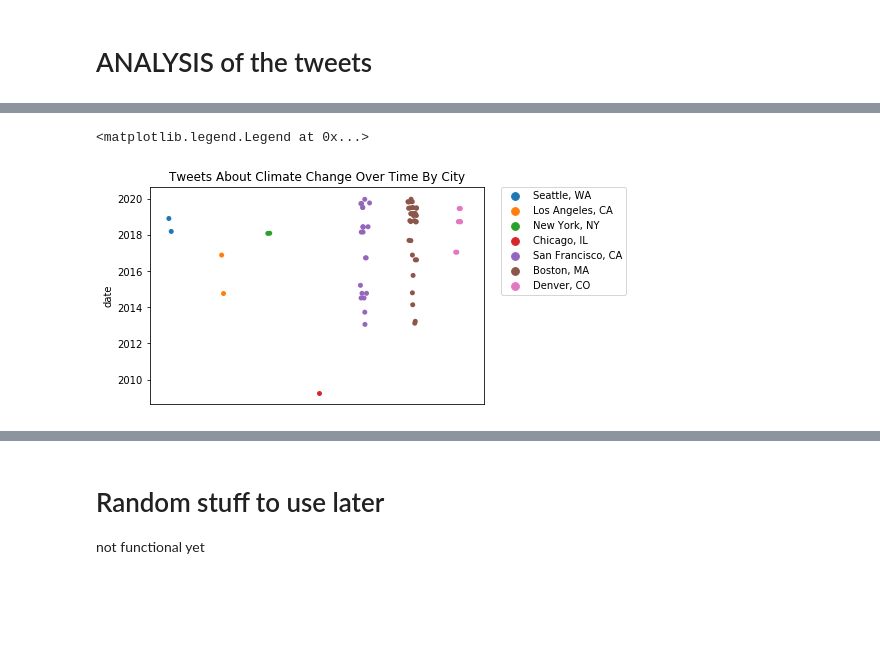
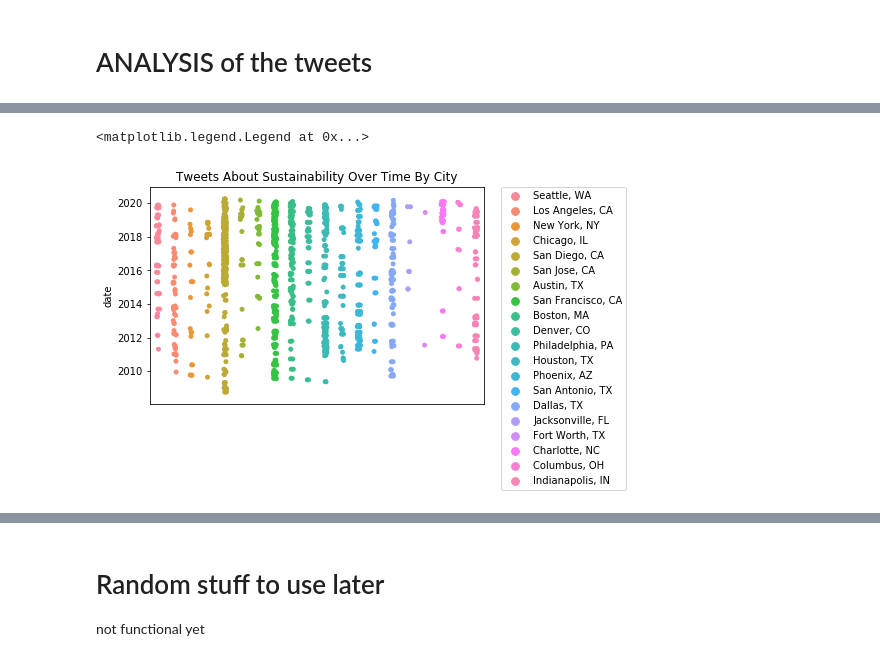
Before and after one commit to martapolo/tweeting_climate_change_cp255, a Jupyter notebook: Tyler Analysis.ipynb, the cells around one changed output, grey strips where cells are left out. Drawn from its saved outputs; the diff is of its cells as text; code cells hidden in the pictures; blank space fills up the shorter version.

```diff
--- a/Tyler Analysis.ipynb
+++ b/Tyler Analysis.ipynb
@@ -44,7 +86,7 @@ accounts
 # %%
-# MERGED!!!
+# MERGED w/ City Accounts file
 
-df = pd.merge(tweets, accounts, on='user_ID', how='left')
+df = pd.merge(merged, accounts, on='user_ID', how='left')
 df
 len(df)
 # %% [output]
@@ -92,0 +130,3 @@ df
+# %%
+df['year'] = pd.DatetimeIndex(df['date']).year
+df.head()
@@ -92,0 +142,14 @@ df
+# %%
+# CONVERT TWEET TO LOWER CASE FOR EASIER SEARCHING
+
+# Series.str.lower
+
+s = pd.Series(df.tweet)
+lower = s.str.lower()
+
+df['tweets'] = lower
+df.head()
+
+#len(s)
+#df.str.lower()
+#print(lower)
@@ -93,2 +163,12 @@ df
 # %% [markdown]
 # ANALYSIS of the tweets
+# %%
+# NEEDS WORK
+
+# df['pct_change'] = 100*(df['2019-12']-df['2014-12'])/df['2014-12']
+
+likes per tweet
+
+df['likes_per'] =
+
+100*(df['2019-12']-df['2014-12'])/df['2014-12']
@@ -224,16 +409,22 @@ Text(0.5, 0, '')
 # %%
-# tweets about CC per city over time?
+#Tweets About Sustainability Over Time By City
 
-cc = df.loc[(df['tweet'].str.contains('climate change', "Climate change"))]
-ax = sns.stripplot(x='City', y='date', data=cc, hue = "City")
+df = df.loc[(df['tweets'].str.contains('climate change | global warming | sea level rise | greenhouse gas | emissions | resilience | sustainable | sustainability | green | carbon | emissions'))]
 
-ax.set_title('Tweets About Climate Change Over Time By City')
+
+ax = sns.stripplot(x='City', y='date', data=df, hue="City")
+
+ax.set_title('Tweets About Sustainability Over Time By City')
 #ax.set_xticklabels("City")
 ax.set_xlabel('')
 ax.set_xticks([])
 ax.legend(bbox_to_anchor=(1.05, 1), loc=2, borderaxespad=0.)
 
+
 #plt.show()
+# df = pd.DataFrame(['hello', 'world', 'hehe'], columns=['words'])
+
+#df.loc[(df['tweets'].str.count("climate change|wo"))]
 # %% [output]
 <matplotlib.legend.Legend at 0x...>
-[figure, old version]
+[figure, new version]
```
Also changed, not shown: parts of 38 cells of this notebook.
